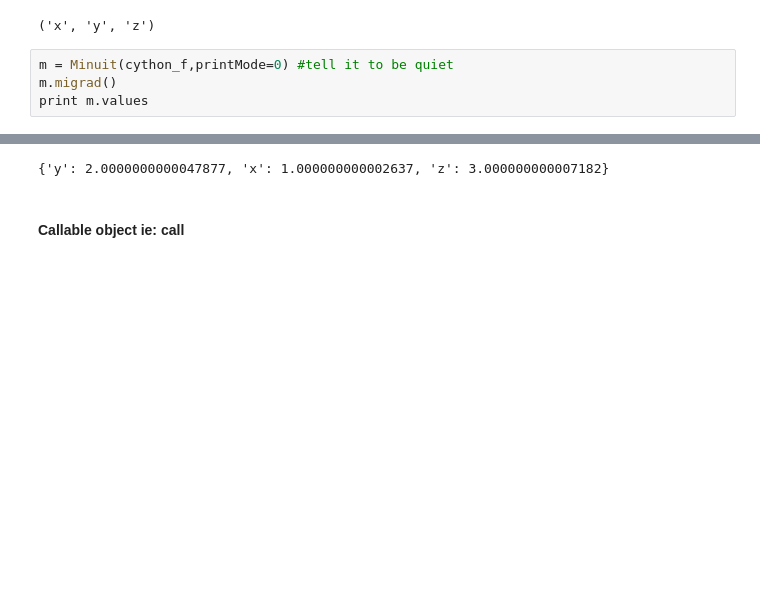
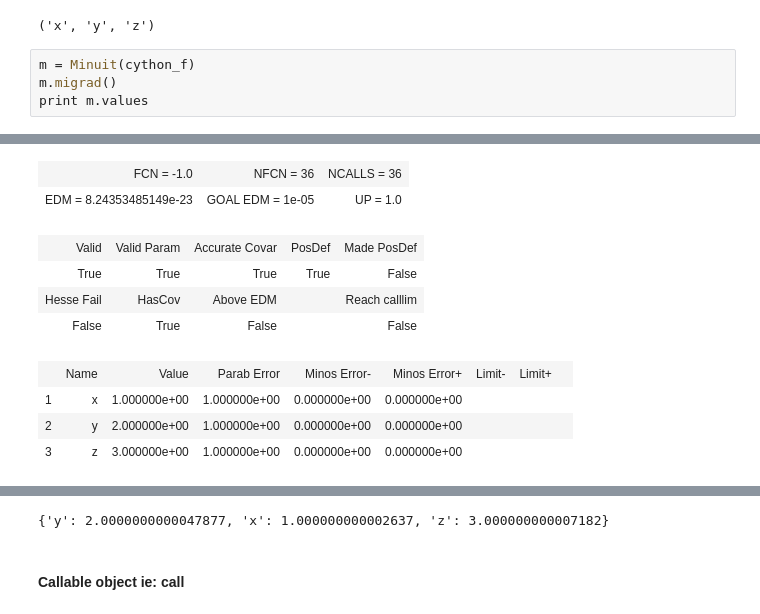
Before and after one commit to scikit-hep/iminuit, a Jupyter notebook: tutorial/tutorial.ipynb, the cells around one changed output, grey strips where cells are left out. Drawn from its saved outputs; the diff is of its cells as text; blank space fills up the shorter version.

```diff
--- a/tutorial/tutorial.ipynb
+++ b/tutorial/tutorial.ipynb
@@ -138,7 +138,7 @@ print describe(cython_f)
 # %% [output]
 ('x', 'y', 'z')
 # %%
-m = Minuit(cython_f,printMode=0) #tell it to be quiet
+m = Minuit(cython_f)
 m.migrad()
 print m.values
 # %% [output]
@@ -144,0 +146,10 @@ print m.values
+| FCN = -1.0 | NFCN = 36 | NCALLS = 36 |
+| EDM = 8.24353485149e-23 | GOAL EDM = 1e-05 | UP = 1.0 |
+| Valid | Valid Param | Accurate Covar | PosDef | Made PosDef |
+| True | True | True | True | False |
+| Hesse Fail | HasCov | Above EDM |  | Reach calllim |
+| False | True | False |  | False |
+|  | Name | Value | Parab Error | Minos Error- | Minos Error+ | Limit- | Limit+ |  |
+| 1 | x | 1.000000e+00 | 1.000000e+00 | 0.000000e+00 | 0.000000e+00 |  |  |  |
+| 2 | y | 2.000000e+00 | 1.000000e+00 | 0.000000e+00 | 0.000000e+00 |  |  |  |
+| 3 | z | 3.000000e+00 | 1.000000e+00 | 0.000000e+00 | 0.000000e+00 |  |  |  |
```
Also changed, not shown: parts of 6 cells of this notebook, 2 other files.
